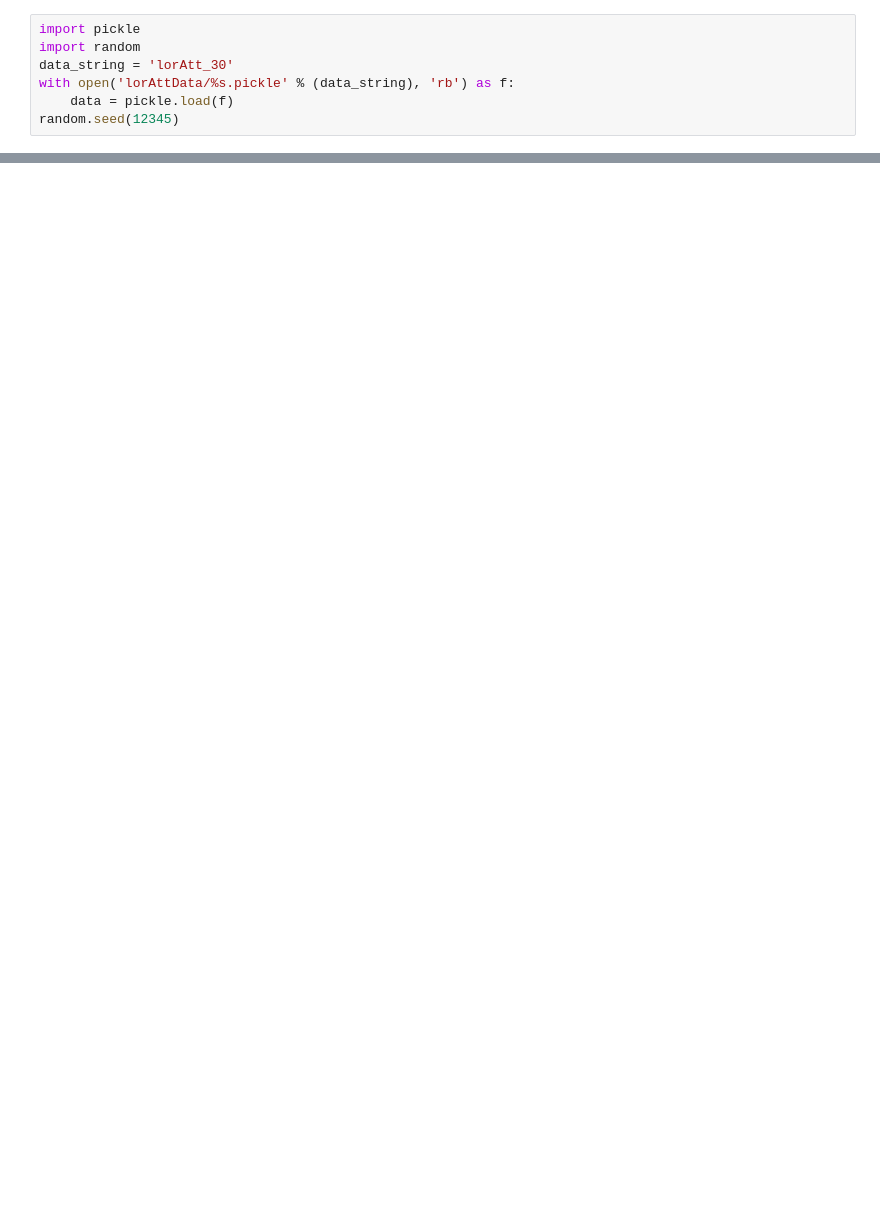
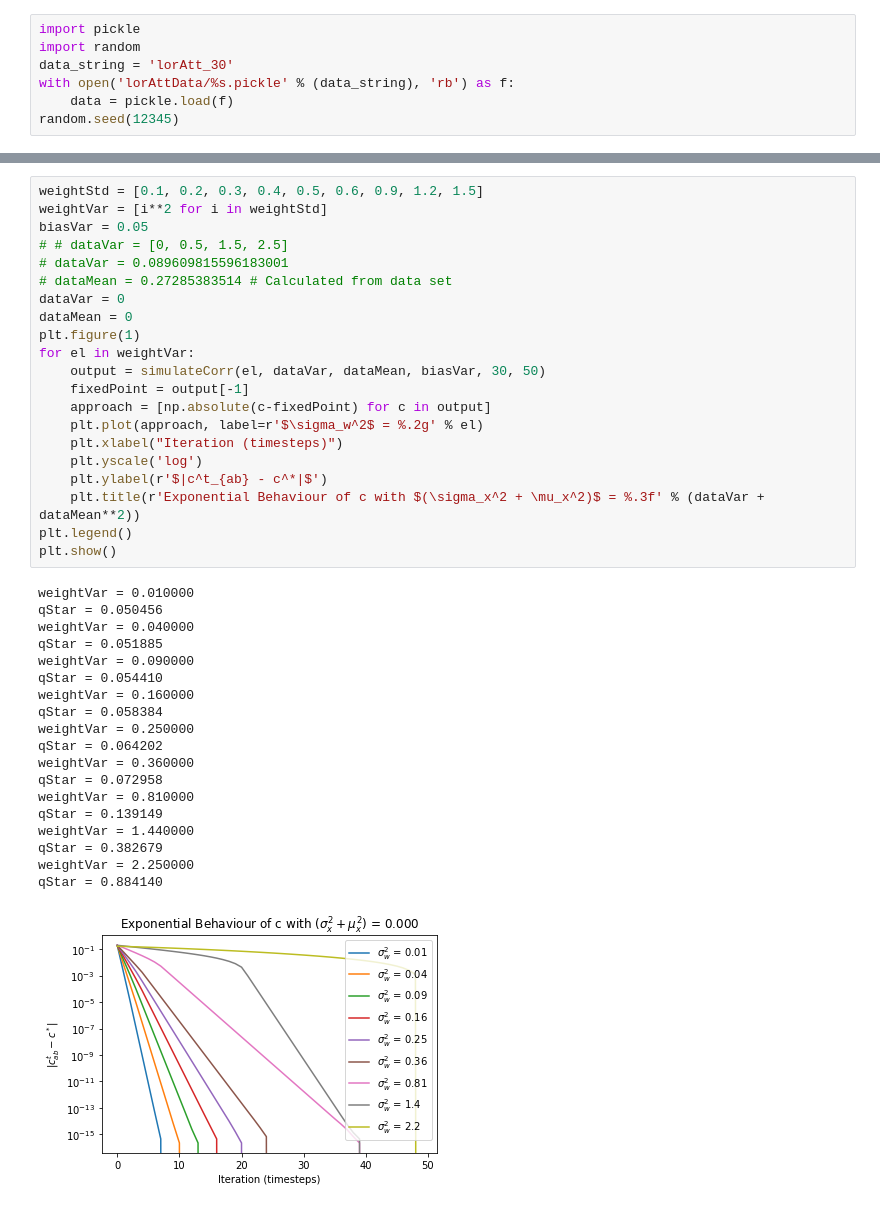
Before and after one commit to sarangmittal/DLRG, a Jupyter notebook: CorrelationDynamics.ipynb, the cells around one changed output, grey strips where cells are left out. Saved outputs shown, nothing was run; the diff lists cells and outputs as text; blank space fills up the shorter version.

```diff
--- a/CorrelationDynamics.ipynb
+++ b/CorrelationDynamics.ipynb
@@ -196,0 +327,41 @@ nan
+# %%
+weightStd = [0.1, 0.2, 0.3, 0.4, 0.5, 0.6, 0.9, 1.2, 1.5]
+weightVar = [i**2 for i in weightStd]
+biasVar = 0.05
+# # dataVar = [0, 0.5, 1.5, 2.5]
+# dataVar = 0.089609815596183001
+# dataMean = 0.27285383514 # Calculated from data set
+dataVar = 0
+dataMean = 0
+plt.figure(1)
+for el in weightVar:
+    output = simulateCorr(el, dataVar, dataMean, biasVar, 30, 50)
+    fixedPoint = output[-1]
+    approach = [np.absolute(c-fixedPoint) for c in output]
+    plt.plot(approach, label=r'$\sigma_w^2$ = %.2g' % el)
+    plt.xlabel("Iteration (timesteps)")
+    plt.yscale('log')
+    plt.ylabel(r'$|c^t_{ab} - c^*|$')
+    plt.title(r'Exponential Behaviour of c with $(\sigma_x^2 + \mu_x^2)$ = %.3f' % (dataVar + dataMean**2))
+plt.legend()
+plt.show()
+# %% [output]
+weightVar = 0.010000
+qStar = 0.050456
+weightVar = 0.040000
+qStar = 0.051885
+weightVar = 0.090000
+qStar = 0.054410
+weightVar = 0.160000
+qStar = 0.058384
+weightVar = 0.250000
+qStar = 0.064202
+weightVar = 0.360000
+qStar = 0.072958
+weightVar = 0.810000
+qStar = 0.139149
+weightVar = 1.440000
+qStar = 0.382679
+weightVar = 2.250000
+qStar = 0.884140
+[figure, added]
```
Also changed, not shown: parts of 9 cells of this notebook, 6 other files.
